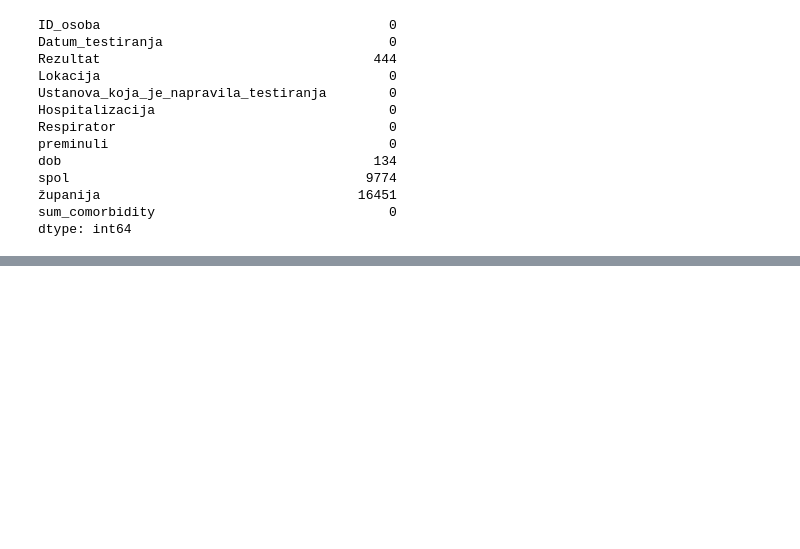
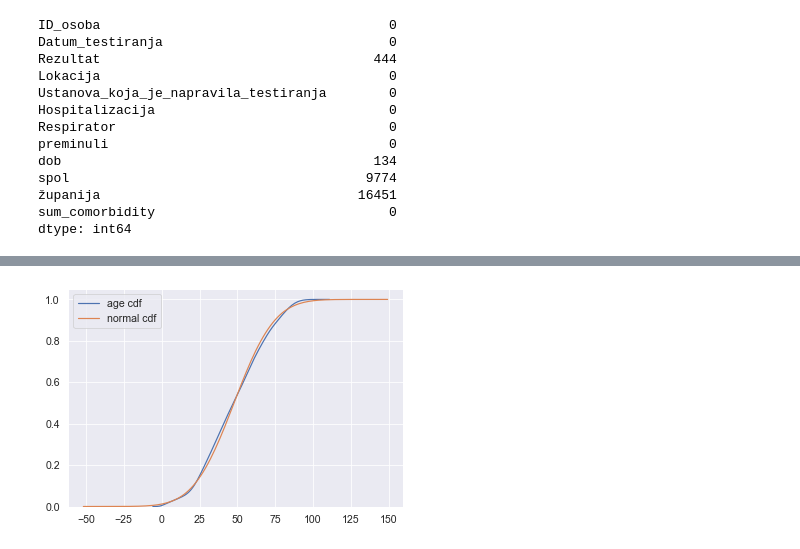
Before and after one commit to akapet00/covid-19-modelling-croatia, a Jupyter notebook: notebooks/00-tidy.ipynb, the cells around one changed output, grey strips where cells are left out. Saved outputs shown, nothing was run; the diff lists cells and outputs as text; code cells hidden in the pictures; blank space fills up the shorter version.

```diff
--- a/notebooks/00-tidy.ipynb
+++ b/notebooks/00-tidy.ipynb
@@ -154,0 +158,12 @@ See the caveats in the documentation: https://pandas.pydata.org/pandas-docs/stab
+# %%
+# lets quickly visually check if this could be described as Gaussian PDF
+# for the later random generation of missing values (NaNs)
+_ = sns.kdeplot(df_tidy.dob.values, cumulative=True, label='age cdf')
+mu = df_tidy.dob.mean()
+sigma = df_tidy.dob.std()
+gaussian_cdf = np.random.normal(mu, sigma, size=df_tidy.dob.values.size)
+_ = sns.kdeplot(gaussian_cdf, cumulative=True, label='normal cdf')
+plt.legend(loc='upper left')
+plt.show()
+# %% [output]
+[figure, added]
```
Also changed, not shown: parts of 13 cells of this notebook, 1 other file.
